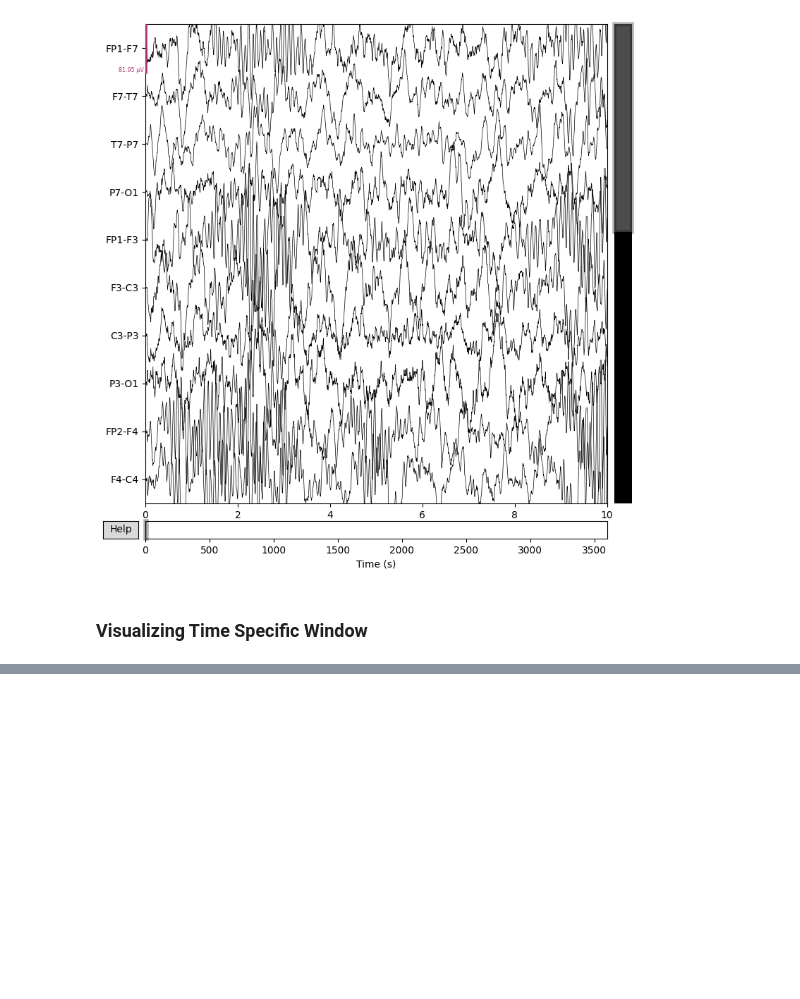
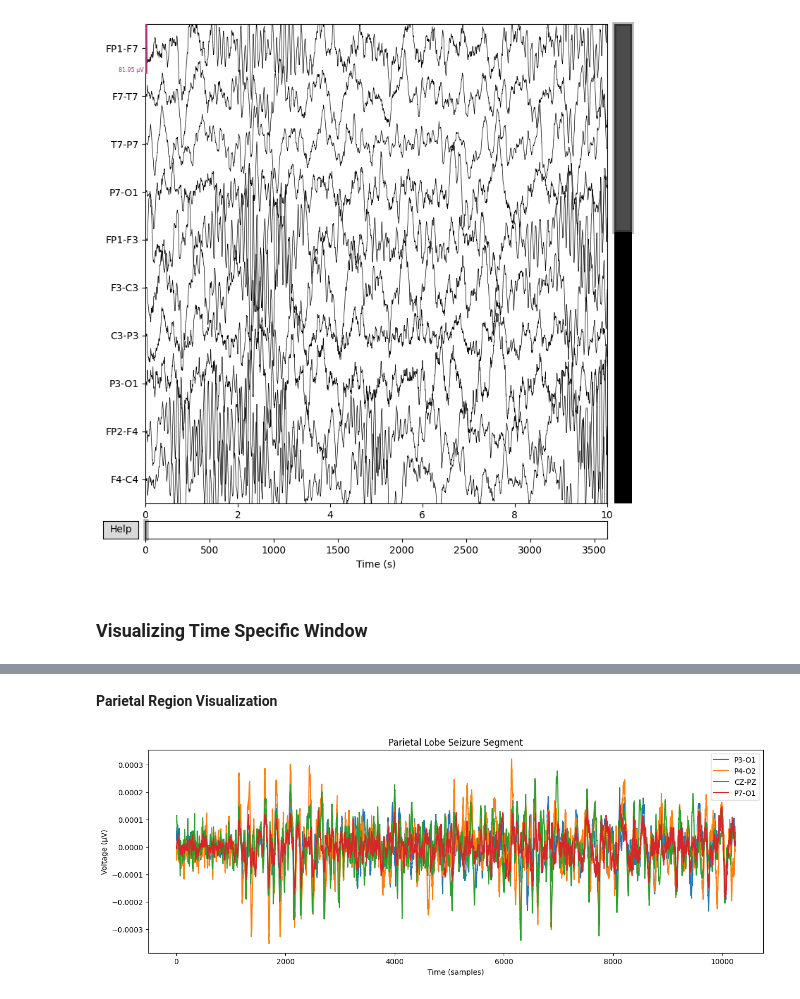
Before and after one commit to PRANIT0605/EEG_Epilepsy_Prediction, a Jupyter notebook: notebooks/patient_data.ipynb, the cells around one changed output, grey strips where cells are left out. Cells and saved outputs as stored; diff of their text form; code cells hidden in the pictures; blank space fills up the shorter version.

```diff
--- a/notebooks/patient_data.ipynb
+++ b/notebooks/patient_data.ipynb
@@ -55,0 +164,11 @@ Reading 0 ... 921599  =      0.000 ...  3599.996 secs...
+# %% [markdown]
+**Parietal Region Visualization**
+# %%
+import matplotlib.pyplot as plt
+
+df[['P3-O1', 'P4-O2', 'CZ-PZ', 'P7-O1']].plot(figsize=(15, 5), title='Parietal Lobe Seizure Segment')
+plt.xlabel("Time (samples)")
+plt.ylabel("Voltage (µV)")
+plt.show()
+# %% [output]
+[figure, added]
```
Also changed, not shown: parts of 18 cells of this notebook, 5 other files.
